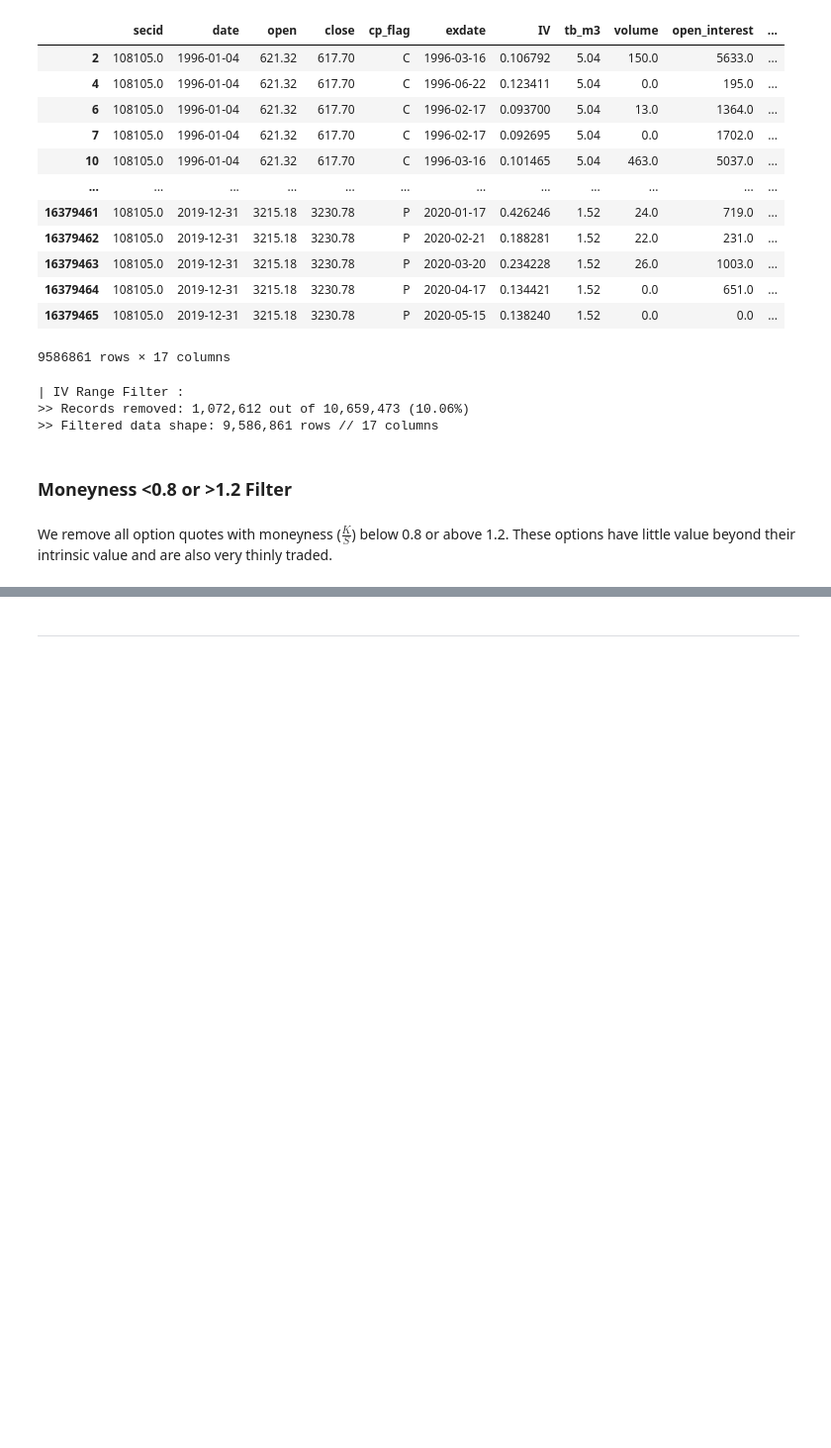
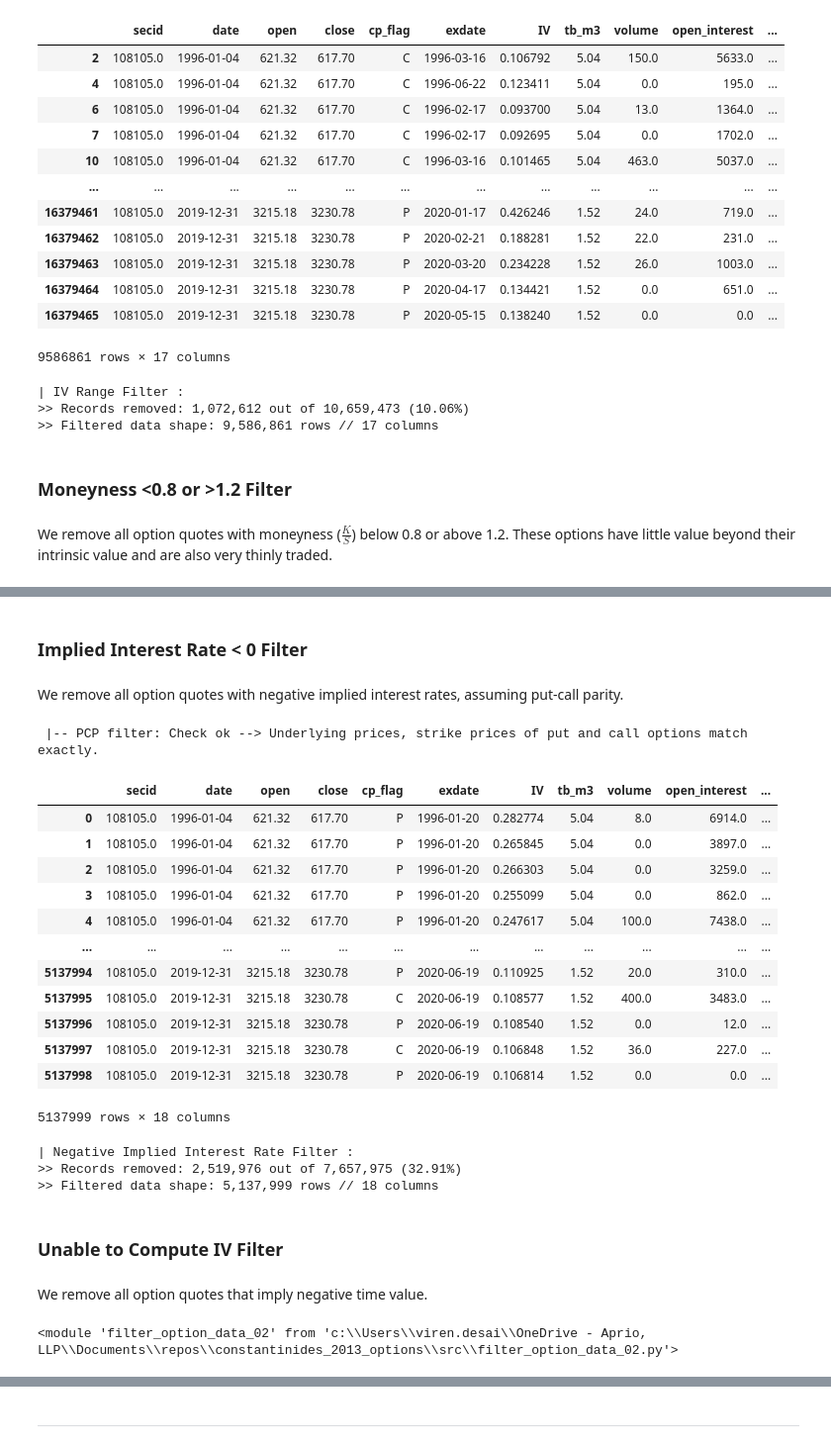
Before and after one commit to jmbejara/constantinides_2013_options, a Jupyter notebook: notebooks/combined_filters.ipynb, the cells around one changed output, grey strips where cells are left out. Shown at 99% size. Saved outputs shown, nothing was run; the diff lists cells and outputs as text; code cells hidden in the pictures; blank space fills up the shorter version.

```diff
--- a/notebooks/combined_filters.ipynb
+++ b/notebooks/combined_filters.ipynb
@@ -1270,0 +579,36 @@ display(error_in_deletions.style.format('{:.1%}'))
+# %% [markdown]
+### Implied Interest Rate < 0 Filter
+# %% [markdown]
+We remove all option quotes with negative implied interest rates, assuming put-call parity.
+# %%
+spx_filtered_8 = f2.implied_interest_rate_filter(spx_filtered_7)
+spx_filtered_8
+# %% [output]
+ |-- PCP filter: Check ok --> Underlying prices, strike prices of put and call options match exactly.
+|  | secid | date | open | close | cp_flag | exdate | IV | tb_m3 | volume | open_interest | ... |
+| 0 | 108105.0 | 1996-01-04 | 621.32 | 617.70 | P | 1996-01-20 | 0.282774 | 5.04 | 8.0 | 6914.0 | ... |
+| 1 | 108105.0 | 1996-01-04 | 621.32 | 617.70 | P | 1996-01-20 | 0.265845 | 5.04 | 0.0 | 3897.0 | ... |
+| 2 | 108105.0 | 1996-01-04 | 621.32 | 617.70 | P | 1996-01-20 | 0.266303 | 5.04 | 0.0 | 3259.0 | ... |
+| 3 | 108105.0 | 1996-01-04 | 621.32 | 617.70 | P | 1996-01-20 | 0.255099 | 5.04 | 0.0 | 862.0 | ... |
+| 4 | 108105.0 | 1996-01-04 | 621.32 | 617.70 | P | 1996-01-20 | 0.247617 | 5.04 | 100.0 | 7438.0 | ... |
+| ... | ... | ... | ... | ... | ... | ... | ... | ... | ... | ... | ... |
+| 5137994 | 108105.0 | 2019-12-31 | 3215.18 | 3230.78 | P | 2020-06-19 | 0.110925 | 1.52 | 20.0 | 310.0 | ... |
+| 5137995 | 108105.0 | 2019-12-31 | 3215.18 | 3230.78 | C | 2020-06-19 | 0.108577 | 1.52 | 400.0 | 3483.0 | ... |
+| 5137996 | 108105.0 | 2019-12-31 | 3215.18 | 3230.78 | P | 2020-06-19 | 0.108540 | 1.52 | 0.0 | 12.0 | ... |
+| 5137997 | 108105.0 | 2019-12-31 | 3215.18 | 3230.78 | C | 2020-06-19 | 0.106848 | 1.52 | 36.0 | 227.0 | ... |
+| 5137998 | 108105.0 | 2019-12-31 | 3215.18 | 3230.78 | P | 2020-06-19 | 0.106814 | 1.52 | 0.0 | 0.0 | ... |
+5137999 rows × 18 columns
+# %%
+compare_filtered_data_to_orig(spx_filtered_8, spx_filtered_7, "Negative Implied Interest Rate Filter")
+# %% [output]
+| Negative Implied Interest Rate Filter :
+>> Records removed: 2,519,976 out of 7,657,975 (32.91%)
+>> Filtered data shape: 5,137,999 rows // 18 columns
+# %% [markdown]
+### Unable to Compute IV Filter
+# %% [markdown]
+We remove all option quotes that imply negative time value.
+# %%
+importlib.reload(f2)
+# %% [output]
+<module 'filter_option_data_02' from 'c:\\Users\\viren.desai\\OneDrive - Aprio, LLP\\Documents\\repos\\constantinides_2013_options\\src\\filter_option_data_02.py'>
```
Also changed, not shown: parts of 90 cells of this notebook, 3 other files.
